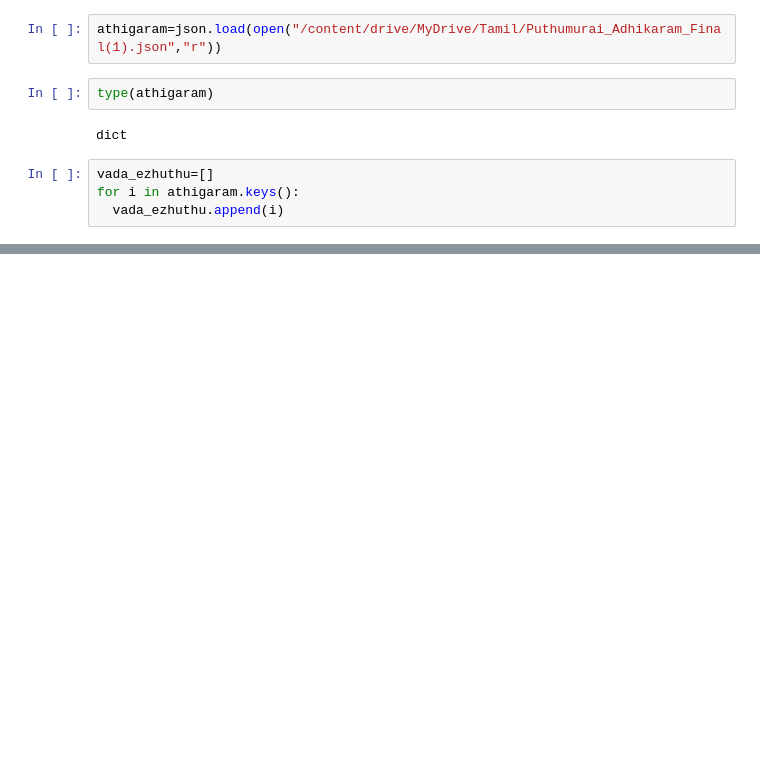
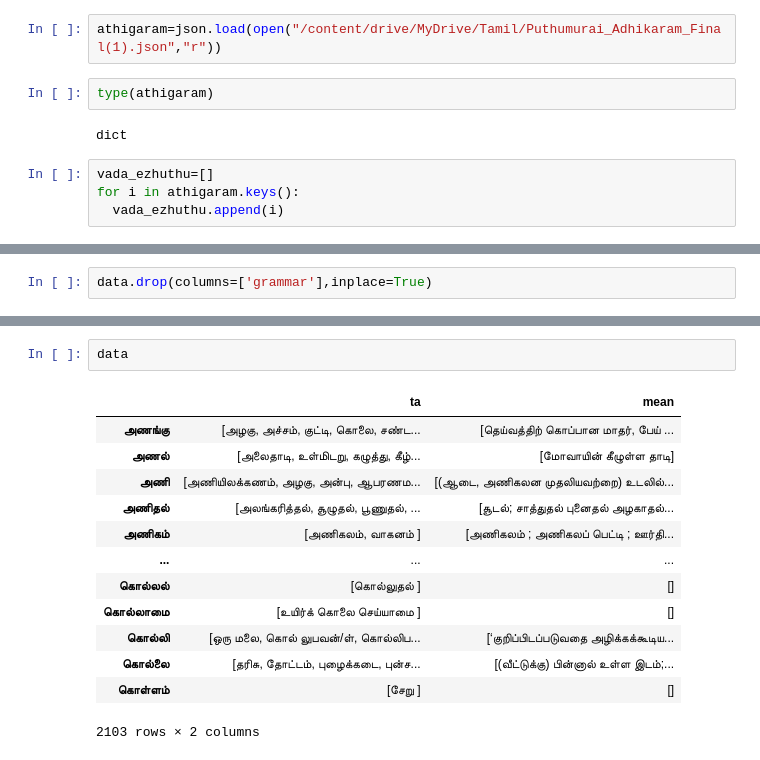
Before and after one commit to sathishsivam/Ethnography, a Jupyter notebook: Tamil_athigaram.ipynb, the cells around one changed output, grey strips where cells are left out. Drawn from its saved outputs; the diff is of its cells as text; blank space fills up the shorter version.

```diff
--- a/Tamil_athigaram.ipynb
+++ b/Tamil_athigaram.ipynb
@@ -87,0 +98,2 @@ d1
+# %%
+data.drop(columns=['grammar'],inplace=True)
@@ -87,0 +106,16 @@ d1
+# %%
+data
+# %% [output]
+|  | ta | mean |
+| அணங்கு | [அழகு, அச்சம், குட்டி, கொலை, சண்ட... | [தெய்வத்திற் கொப்பான மாதர், பேய் ... |
+| அணல் | [அலைதாடி, உள்மிடறு, கழுத்து, கீழ்... | [மோவாயின் கீழுள்ள தாடி] |
+| அணி | [அணியிலக்கணம், அழகு, அன்பு, ஆபரணம... | [(ஆடை, அணிகலன முதலியவற்றை) உடலில்... |
+| அணிதல் | [அலங்கரித்தல், சூழுதல், பூணுதல், ... | [சூடல்; சாத்துதல் புனைதல் அழகாதல்... |
+| அணிகம் | [அணிகலம், வாகனம் ] | [அணிகலம் ; அணிகலப் பெட்டி ; ஊர்தி... |
+| ... | ... | ... |
+| கொல்லல் | [கொல்லுதல் ] | [] |
+| கொல்லாமை | [உயிர்க் கொலை செய்யாமை ] | [] |
+| கொல்லி | [ஒரு மலை, கொல் லுபவன்/ள், கொல்லிப... | [‘குறிப்பிடப்படுவதை அழிக்கக்கூடிய... |
+| கொல்லை | [தரிசு, தோட்டம், புழைக்கடை, புன்ச... | [(வீட்டுக்கு) பின்னால் உள்ள இடம்;... |
+| கொள்ளம் | [சேறு ] | [] |
+2103 rows × 2 columns
```
Also changed, not shown: parts of 16 cells of this notebook.
